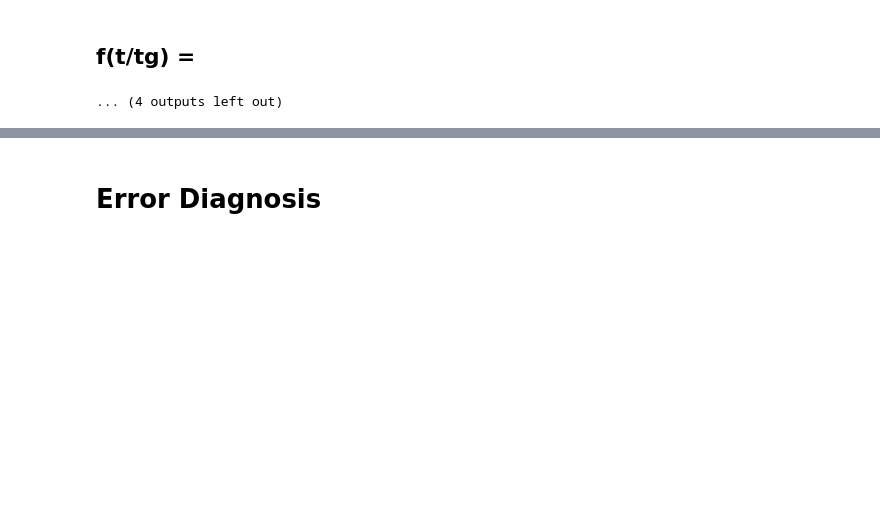
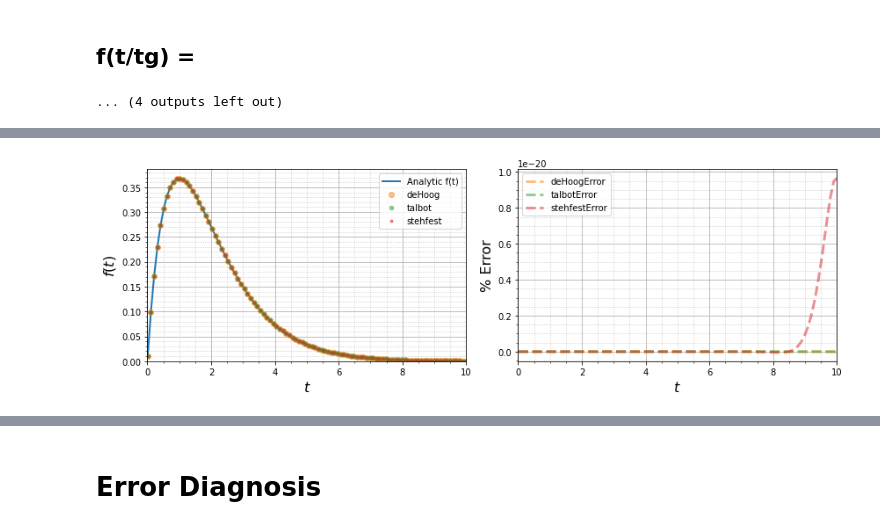
Before and after one commit to ryerrabelli/Yerrabelli-Spector-Poroelastic-Model-Code, a Jupyter notebook: src/ModelInversions.ipynb, the cells around one changed output, grey strips where cells are left out. Saved outputs shown, nothing was run; the diff lists cells and outputs as text; code cells hidden in the pictures; blank space fills up the shorter version.

```diff
--- a/src/ModelInversions.ipynb
+++ b/src/ModelInversions.ipynb
@@ -1408,0 +1472,28 @@ f(t/tg) =
+# %%
+ncols = 2 if "f(t)" in df.columns else 1
+nrows = 1
+
+fig, axes = plt.subplots(nrows=nrows,ncols=ncols, figsize=(6*ncols,4*nrows))
+if "f(t)" in df.columns:
+    axes.flat[0].plot(df["t"],df["f(t)"], lw=2, label="Analytic f(t)")
+for ind,method in enumerate(inversion_methods):
+    axes.flat[0].plot(df["t"],df[method],".",alpha=0.5, markersize=12-ind*3, label=method)
+axes.flat[0].set_ylabel(f"$f(t)$",fontsize=16)
+axes.flat[0].set_ylim([0,None])
+
+if ncols>1 and "f(t)" in df.columns:
+    next(axes.flat[1]._get_lines.prop_cycler)  # skip first color to line up
+    for method in inversion_methods:
+        axes.flat[1].plot(df["t"],df[f"{method}Error"]*100,"--",alpha=0.5, lw=3, label=f"{method}Error")
+    axes.flat[1].set_ylabel(f"% Error",fontsize=16)
+
+for ax in fig.axes:
+    ax.grid(which="major")  # set major grid lines
+    ax.grid(which="minor", alpha=0.75, linestyle=":")  # set minor grid lines, but make them less visible
+    ax.xaxis.set_minor_locator(matplotlib.ticker.AutoMinorLocator())
+    ax.yaxis.set_minor_locator(matplotlib.ticker.AutoMinorLocator())
+    ax.set_xlim([0,np.max(df["t"])])
+    ax.set_xlabel(f"$t$",fontsize=16)
+    ax.legend()
+fig.tight_layout()
+# %% [output]
@@ -1408,0 +1501 @@ f(t/tg) =
+[figure, added]
```
Also changed, not shown: parts of 17 cells of this notebook, 5 other files.
